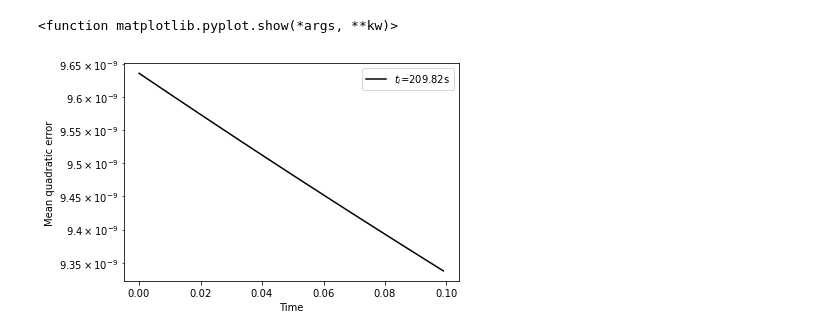
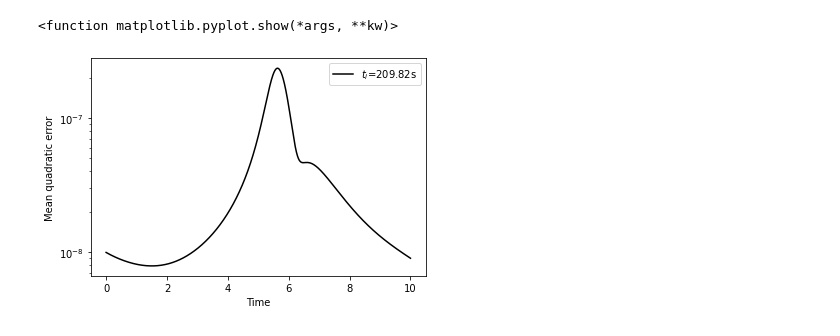
Before and after one commit to tdejardi96/Miscellaneous, a Jupyter notebook: ModelG_pertur_short.ipynb, the cells around one changed output. Drawn from its saved outputs; the diff is of its cells as text; code cells hidden in the pictures.

```diff
--- a/ModelG_pertur_short.ipynb
+++ b/ModelG_pertur_short.ipynb
@@ -124,11 +123,0 @@ plt.show()
-# %%
-%matplotlib notebook
-fig2=plt.figure()
-plt.plot(valt1,valx1t,'k-')
-for i in range(20):
-    plt.plot(valt1, result1[i])
-plt.xlabel('Time')
-plt.ylabel('x')
-plt.legend()
-
-plt.show()
@@ -139,7 +124,7 @@ No handles with labels found to put in legend.
 # %%
-h=0.01
+h=0.001
 t2=156.62
-tmax2=t2+20
+tmax2=t2+10
 x2=-2.3114547224366344
 y2=-0.7654090862603016
 z2=1.6184734318881504
@@ -169,7 +154,7 @@ result2y=[]
 result2z=[]
 for i in range(nerr):
     t2=156.62
-    tmax2=t2+20
+    tmax2=t2+10
     xi2=x2+np.random.uniform(-1e-8,1e-8)
     yi2=y2+np.random.uniform(-1e-8,1e-8)
     zi2=z2+np.random.uniform(-1e-8,1e-8)
@@ -194,7 +179,6 @@ for i in range(nerr):
     result2y.append(valy2)
     result2z.append(valz2)
 
-
 arrayerr2=np.zeros(len(result2x[0]))
 for t in range (len(result2x[0])):
     toterr=0
@@ -218,11 +201,0 @@ plt.show
-# %%
-%matplotlib notebook
-fig4=plt.figure()
-plt.plot(valt2,valx2t,'k-')
-for i in range(10):
-    plt.plot(valt2, result2[i])
-plt.xlabel('Time')
-plt.ylabel('x')
-plt.legend()
-
-plt.show()
@@ -233,7 +202,7 @@ No handles with labels found to put in legend.
 # %%
 h=0.001
 t3=209.82
-tmax3=t3+20
+tmax3=t3+10
 x3=-0.5032618102223279
 y3=-0.24346658976254046
 z3=1.2499079842422562
@@ -263,7 +232,7 @@ result3y=[]
 result3z=[]
 for i in range(nerr):
     t3=209.82
-    tmax3=t3+20
+    tmax3=t3+10
     xi3=x3+np.random.uniform(-1e-8,1e-8)
     yi3=y3+np.random.uniform(-1e-8,1e-8)
     zi3=z3+np.random.uniform(-1e-8,1e-8)
@@ -302,12 +271,12 @@ for t in range (len(result3x[0])):
 # %%
 fig5=plt.figure()
 ax5 = fig5.add_subplot(1, 1, 1)
-plt.plot(valh[0:100],arrayerr3[0:100],'k',label='$t_i$=209.82s')
+plt.plot(valh,arrayerr3,'k',label='$t_i$=209.82s')
 plt.xlabel('Time')
 plt.ylabel('Mean quadratic error')
 ax5.set_yscale('log')
 plt.legend()
 plt.show
 # %% [output]
 <function matplotlib.pyplot.show(*args, **kw)>
-[figure, old version]
+[figure, new version]
```
Also changed, not shown: parts of 16 cells of this notebook.
